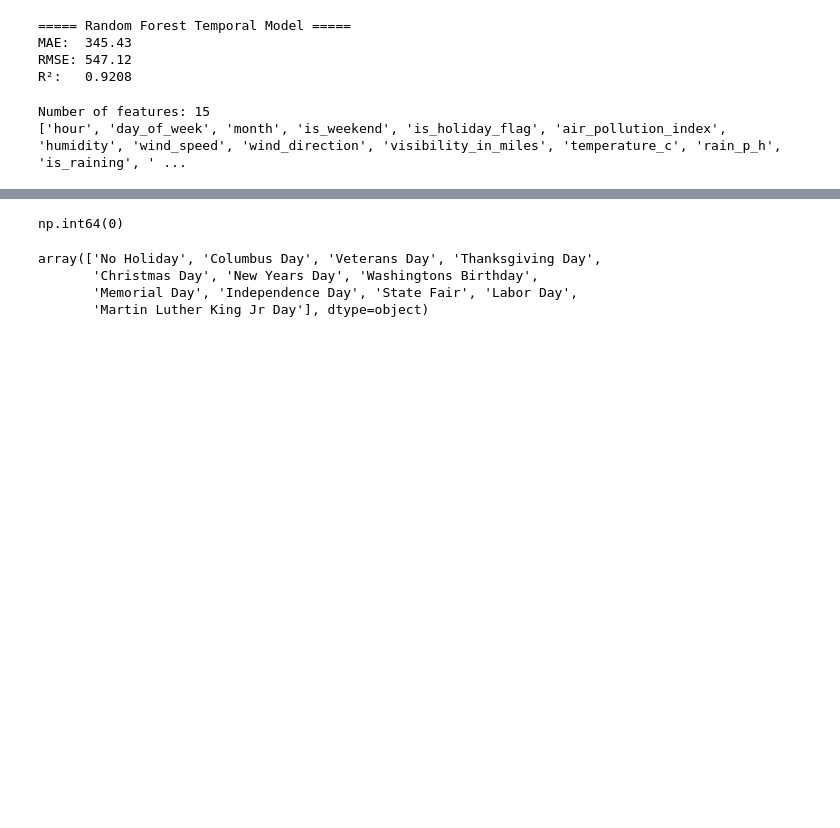
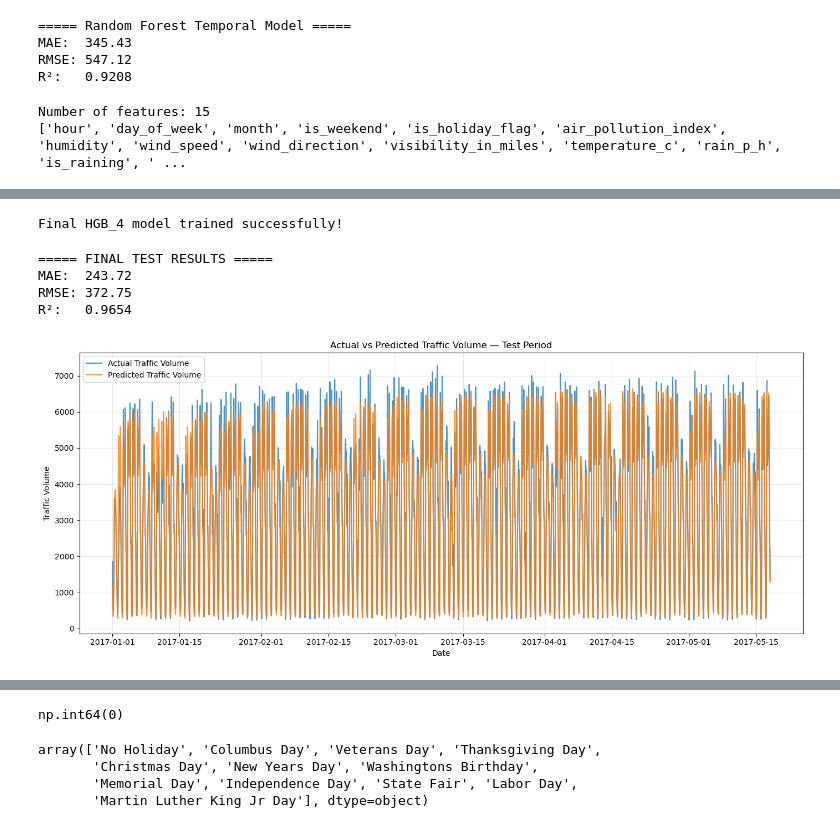
Before and after one commit to abhisarthak/traffic-volume-prediction-analysis, a Jupyter notebook: traffic_volume_prediction.ipynb, the cells around one changed output, grey strips where cells are left out. Cells and saved outputs as stored; diff of their text form; code cells hidden in the pictures; blank space fills up the shorter version.

```diff
--- a/traffic_volume_prediction.ipynb
+++ b/traffic_volume_prediction.ipynb
@@ -1323,0 +1609,67 @@ Number of features: 15
+# %%
+from sklearn.ensemble import HistGradientBoostingRegressor
+
+# Final HGB_4 model
+final_model = HistGradientBoostingRegressor(
+    learning_rate=0.08,
+    max_iter=500,
+    max_leaf_nodes=31,
+    l2_regularization=2.0,
+    random_state=42
+)
+
+# Train on Train + Validation
+final_model.fit(X_train_final, y_train_final)
+
+# Predictions on untouched Test Set
+y_pred_final = final_model.predict(X_test_final)
+
+print("Final HGB_4 model trained successfully!")
+# %% [output]
+Final HGB_4 model trained successfully!
+# %%
+from sklearn.metrics import mean_absolute_error, mean_squared_error, r2_score
+import numpy as np
+
+mae_final = mean_absolute_error(y_test_final, y_pred_final)
+rmse_final = np.sqrt(mean_squared_error(y_test_final, y_pred_final))
+r2_final = r2_score(y_test_final, y_pred_final)
+
+print("===== FINAL TEST RESULTS =====")
+print(f"MAE:  {mae_final:.2f}")
+print(f"RMSE: {rmse_final:.2f}")
+print(f"R²:   {r2_final:.4f}")
+# %% [output]
+===== FINAL TEST RESULTS =====
+MAE:  243.72
+RMSE: 372.75
+R²:   0.9654
+# %%
+import matplotlib.pyplot as plt
+
+plt.figure(figsize=(14, 6))
+
+plt.plot(
+    test_df["date_time"].values,
+    y_test_final.values,
+    label="Actual Traffic Volume",
+    alpha=0.8
+)
+
+plt.plot(
+    test_df["date_time"].values,
+    y_pred_final,
+    label="Predicted Traffic Volume",
+    alpha=0.8
+)
+
+plt.title("Actual vs Predicted Traffic Volume — Test Period")
+plt.xlabel("Date")
+plt.ylabel("Traffic Volume")
+plt.legend()
+plt.grid(alpha=0.3)
+
+plt.tight_layout()
+plt.show()
+# %% [output]
+[figure, added]
```
Also changed, not shown: parts of 11 cells of this notebook.
